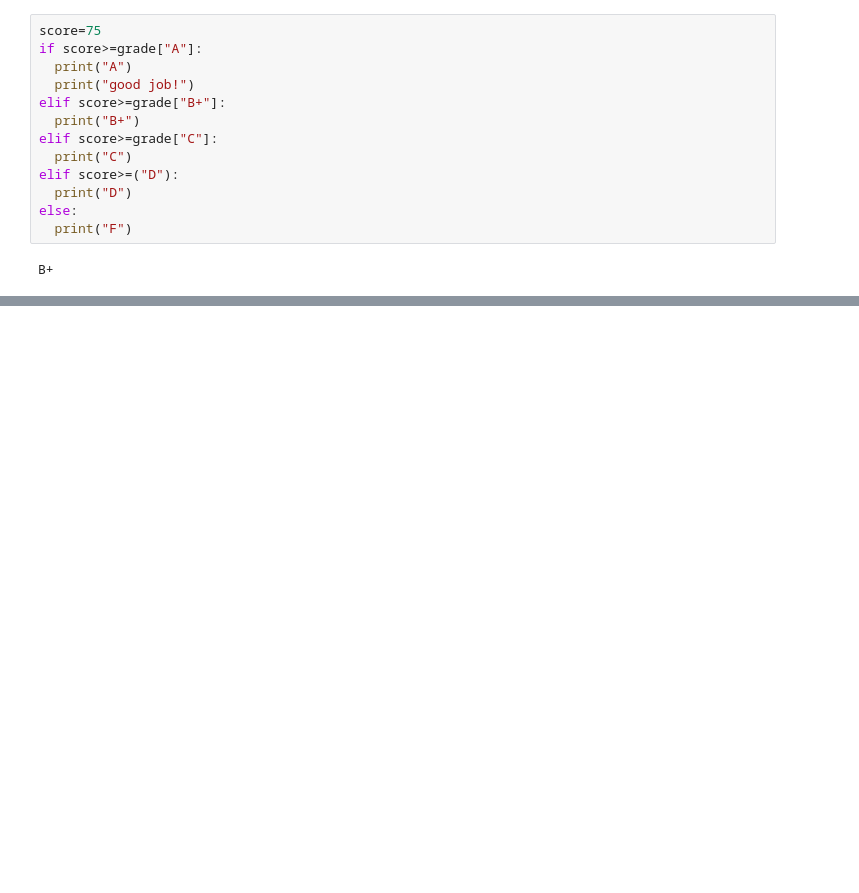
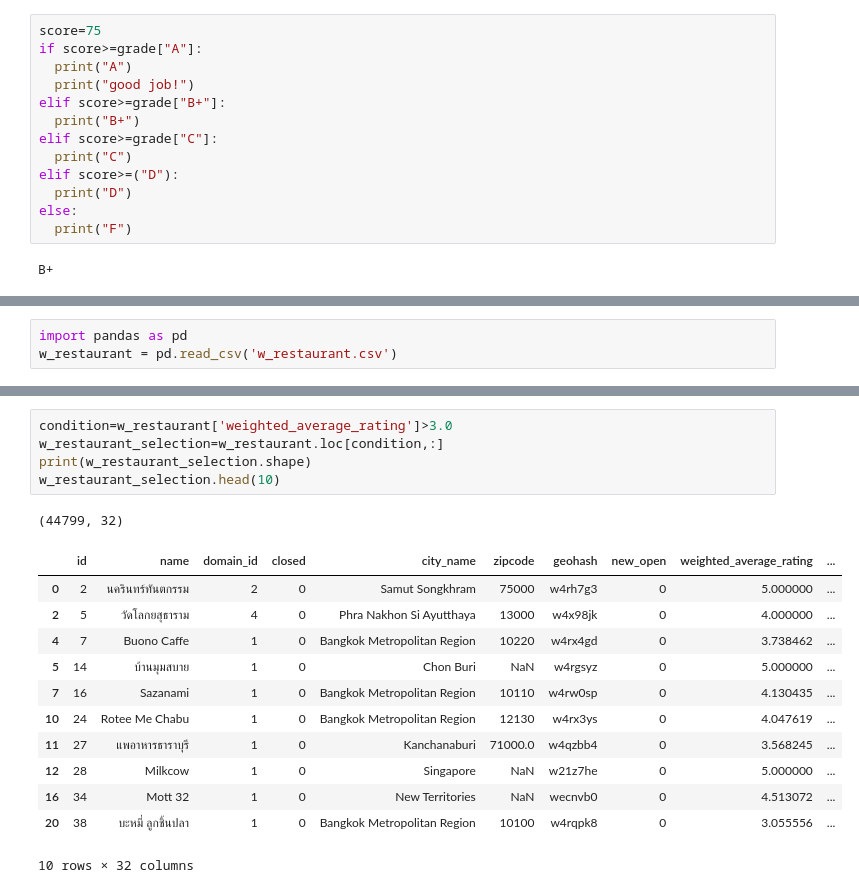
Before and after one commit to Pat271247/241-2567-820, a Jupyter notebook: Napassakorn_820_6621655266.ipynb, the cells around one changed output, grey strips where cells are left out. Saved outputs shown, nothing was run; the diff lists cells and outputs as text; blank space fills up the shorter version.

```diff
--- a/Napassakorn_820_6621655266.ipynb
+++ b/Napassakorn_820_6621655266.ipynb
@@ -287,0 +440,3 @@ B+
+# %%
+import pandas as pd
+w_restaurant = pd.read_csv('w_restaurant.csv')
@@ -287,0 +491,19 @@ B+
+# %%
+condition=w_restaurant['weighted_average_rating']>3.0
+w_restaurant_selection=w_restaurant.loc[condition,:]
+print(w_restaurant_selection.shape)
+w_restaurant_selection.head(10)
+# %% [output]
+(44799, 32)
+|  | id | name | domain_id | closed | city_name | zipcode | geohash | new_open | weighted_average_rating | ... |
+| 0 | 2 | นครินทร์ทันตกรรม | 2 | 0 | Samut Songkhram | 75000 | w4rh7g3 | 0 | 5.000000 | ... |
+| 2 | 5 | วัดโลกยสุธาราม | 4 | 0 | Phra Nakhon Si Ayutthaya | 13000 | w4x98jk | 0 | 4.000000 | ... |
+| 4 | 7 | Buono Caffe | 1 | 0 | Bangkok Metropolitan Region | 10220 | w4rx4gd | 0 | 3.738462 | ... |
+| 5 | 14 | บ้านมุมสบาย | 1 | 0 | Chon Buri | NaN | w4rgsyz | 0 | 5.000000 | ... |
+| 7 | 16 | Sazanami | 1 | 0 | Bangkok Metropolitan Region | 10110 | w4rw0sp | 0 | 4.130435 | ... |
+| 10 | 24 | Rotee Me Chabu | 1 | 0 | Bangkok Metropolitan Region | 12130 | w4rx3ys | 0 | 4.047619 | ... |
+| 11 | 27 | แพอาหารธาราบุรี | 1 | 0 | Kanchanaburi | 71000.0 | w4qzbb4 | 0 | 3.568245 | ... |
+| 12 | 28 | Milkcow | 1 | 0 | Singapore | NaN | w21z7he | 0 | 5.000000 | ... |
+| 16 | 34 | Mott 32 | 1 | 0 | New Territories | NaN | wecnvb0 | 0 | 4.513072 | ... |
+| 20 | 38 | บะหมี่ ลูกชิ้นปลา | 1 | 0 | Bangkok Metropolitan Region | 10100 | w4rqpk8 | 0 | 3.055556 | ... |
+10 rows × 32 columns
```
Also changed, not shown: parts of 57 cells of this notebook.
